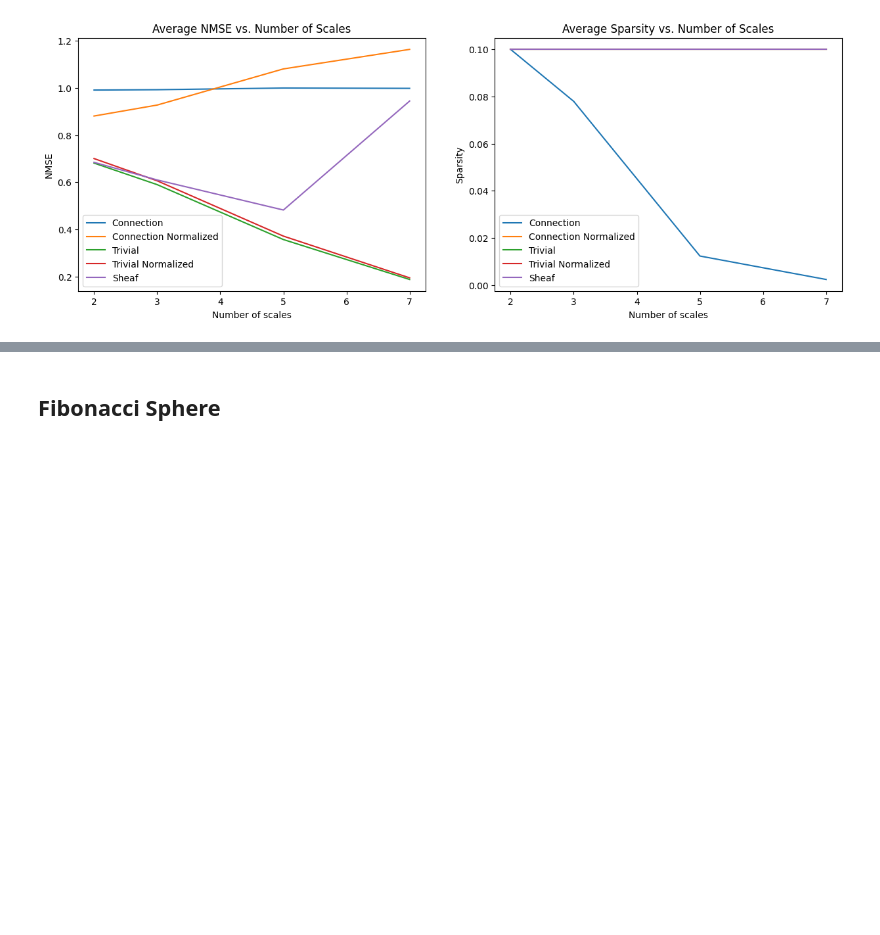
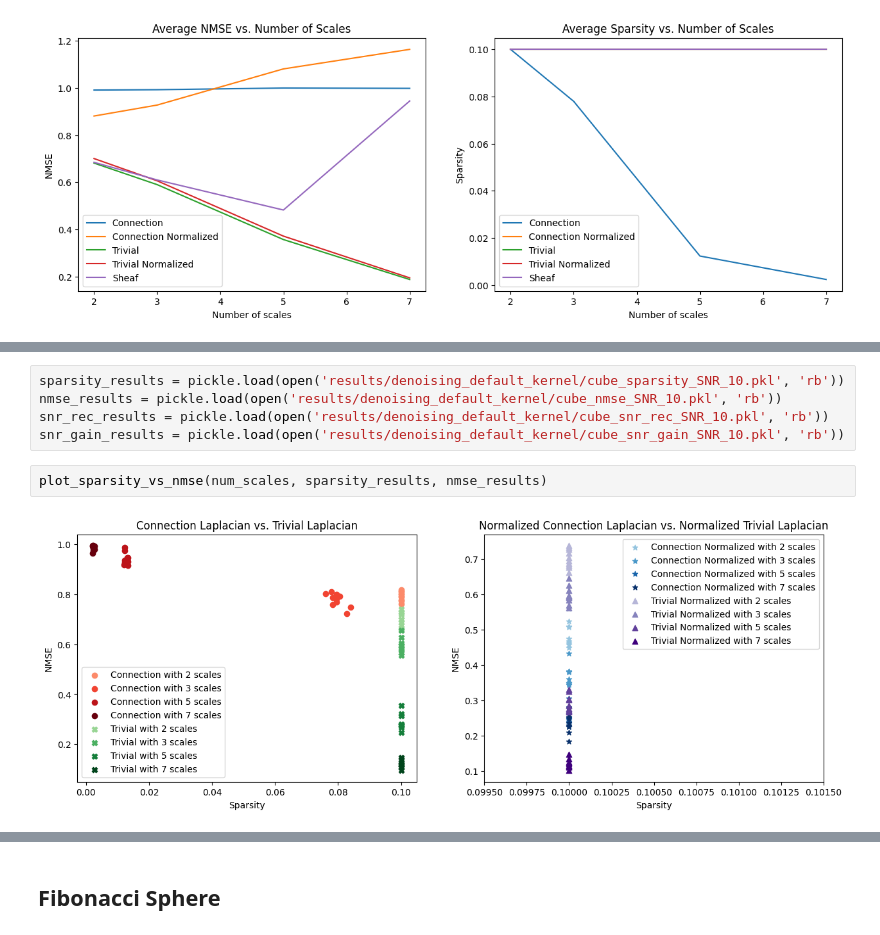
Before and after one commit to gmaurer08/sheaf-signal-processing, a Jupyter notebook: main.ipynb, the cells around one changed output, grey strips where cells are left out. Saved outputs shown, nothing was run; the diff lists cells and outputs as text; blank space fills up the shorter version.

```diff
--- a/main.ipynb
+++ b/main.ipynb
@@ -201,0 +324,9 @@ plot_avg_results_vs_num_scales(num_scales, laplacians, sparsity_results, nmse_re
+# %%
+sparsity_results = pickle.load(open('results/denoising_default_kernel/cube_sparsity_SNR_10.pkl', 'rb'))
+nmse_results = pickle.load(open('results/denoising_default_kernel/cube_nmse_SNR_10.pkl', 'rb'))
+snr_rec_results = pickle.load(open('results/denoising_default_kernel/cube_snr_rec_SNR_10.pkl', 'rb'))
+snr_gain_results = pickle.load(open('results/denoising_default_kernel/cube_snr_gain_SNR_10.pkl', 'rb'))
+# %%
+plot_sparsity_vs_nmse(num_scales, sparsity_results, nmse_results)
+# %% [output]
+[figure, added]
```
Also changed, not shown: parts of 21 cells of this notebook, 1 other file.
